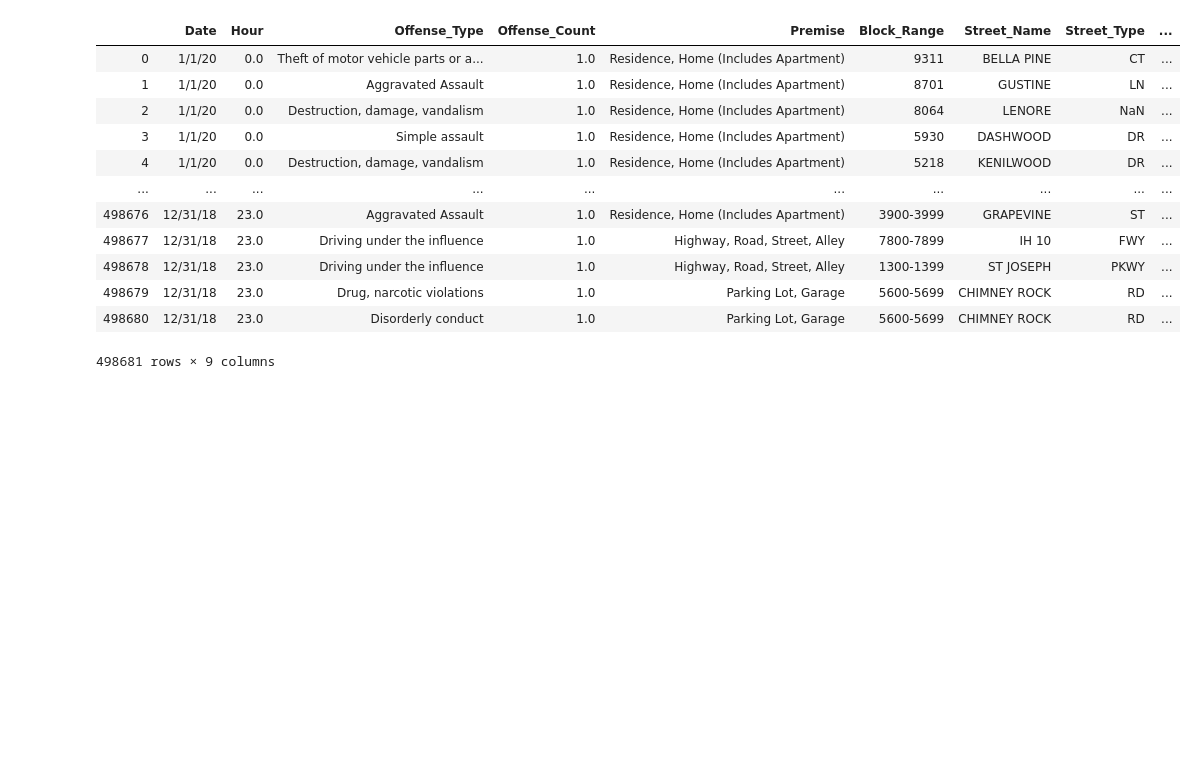
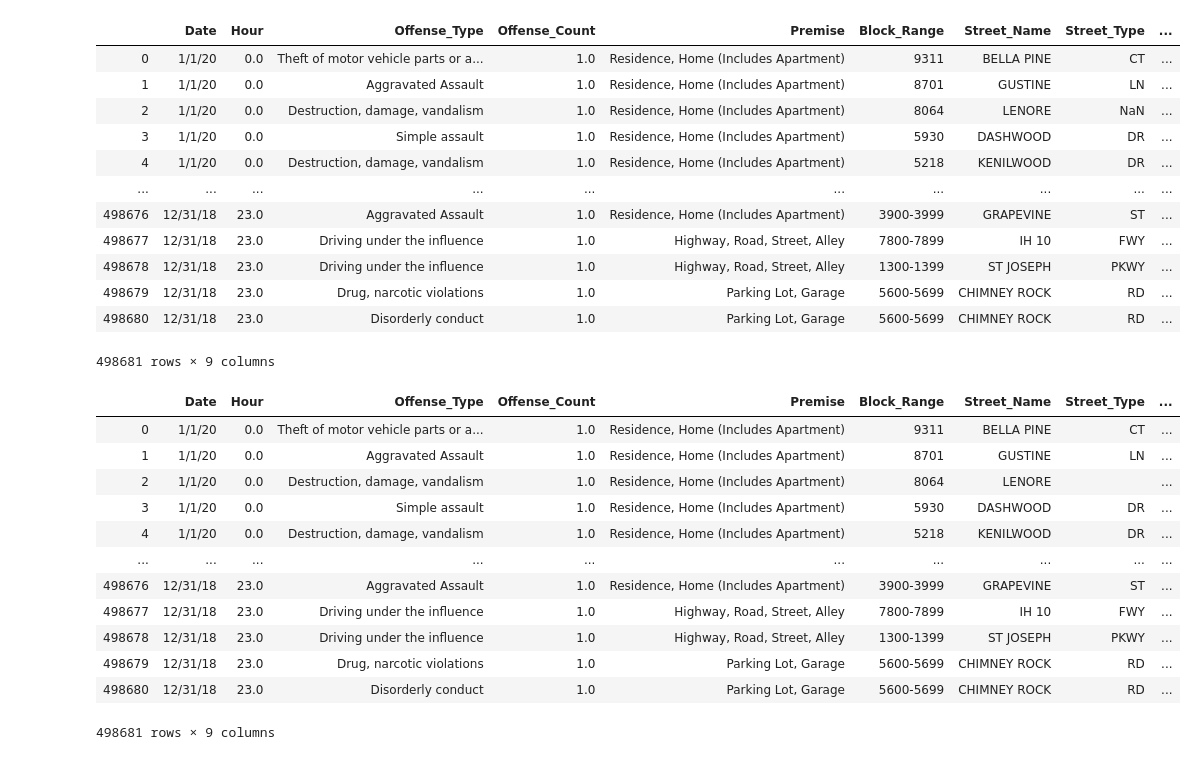
Before and after one commit to florin-vasiliu/Houston-Crime-Analysis, a Jupyter notebook: data_clean_up/data_clean_up.ipynb, the cells around one changed output. Drawn from its saved outputs; the diff is of its cells as text; code cells hidden in the pictures; blank space fills up the shorter version.

```diff
--- a/data_clean_up/data_clean_up.ipynb
+++ b/data_clean_up/data_clean_up.ipynb
@@ -191,3 +191,25 @@ clean_crime_data_df
 | 498679 | 12/31/18 | 23.0 | Drug, narcotic violations | 1.0 | Parking Lot, Garage | 5600-5699 | CHIMNEY ROCK | RD | ... |
 | 498680 | 12/31/18 | 23.0 | Disorderly conduct | 1.0 | Parking Lot, Garage | 5600-5699 | CHIMNEY ROCK | RD | ... |
 498681 rows × 9 columns
+# %%
+import numpy as np
+
+clean_crime_data_df['Street_Type'] = clean_crime_data_df['Street_Type'].replace(np.nan, '', regex=True)
+
+clean_crime_data_df = clean_crime_data_df.astype(str)
+
+clean_crime_data_df
+# %% [output]
+|  | Date | Hour | Offense_Type | Offense_Count | Premise | Block_Range | Street_Name | Street_Type | ... |
+| 0 | 1/1/20 | 0.0 | Theft of motor vehicle parts or a... | 1.0 | Residence, Home (Includes Apartment) | 9311 | BELLA PINE | CT | ... |
+| 1 | 1/1/20 | 0.0 | Aggravated Assault | 1.0 | Residence, Home (Includes Apartment) | 8701 | GUSTINE | LN | ... |
+| 2 | 1/1/20 | 0.0 | Destruction, damage, vandalism | 1.0 | Residence, Home (Includes Apartment) | 8064 | LENORE |  | ... |
+| 3 | 1/1/20 | 0.0 | Simple assault | 1.0 | Residence, Home (Includes Apartment) | 5930 | DASHWOOD | DR | ... |
+| 4 | 1/1/20 | 0.0 | Destruction, damage, vandalism | 1.0 | Residence, Home (Includes Apartment) | 5218 | KENILWOOD | DR | ... |
+| ... | ... | ... | ... | ... | ... | ... | ... | ... | ... |
+| 498676 | 12/31/18 | 23.0 | Aggravated Assault | 1.0 | Residence, Home (Includes Apartment) | 3900-3999 | GRAPEVINE | ST | ... |
+| 498677 | 12/31/18 | 23.0 | Driving under the influence | 1.0 | Highway, Road, Street, Alley | 7800-7899 | IH 10 | FWY | ... |
+| 498678 | 12/31/18 | 23.0 | Driving under the influence | 1.0 | Highway, Road, Street, Alley | 1300-1399 | ST JOSEPH | PKWY | ... |
+| 498679 | 12/31/18 | 23.0 | Drug, narcotic violations | 1.0 | Parking Lot, Garage | 5600-5699 | CHIMNEY ROCK | RD | ... |
+| 498680 | 12/31/18 | 23.0 | Disorderly conduct | 1.0 | Parking Lot, Garage | 5600-5699 | CHIMNEY ROCK | RD | ... |
+498681 rows × 9 columns
```
Also changed, not shown: parts of 12 cells of this notebook, 11 other files.
